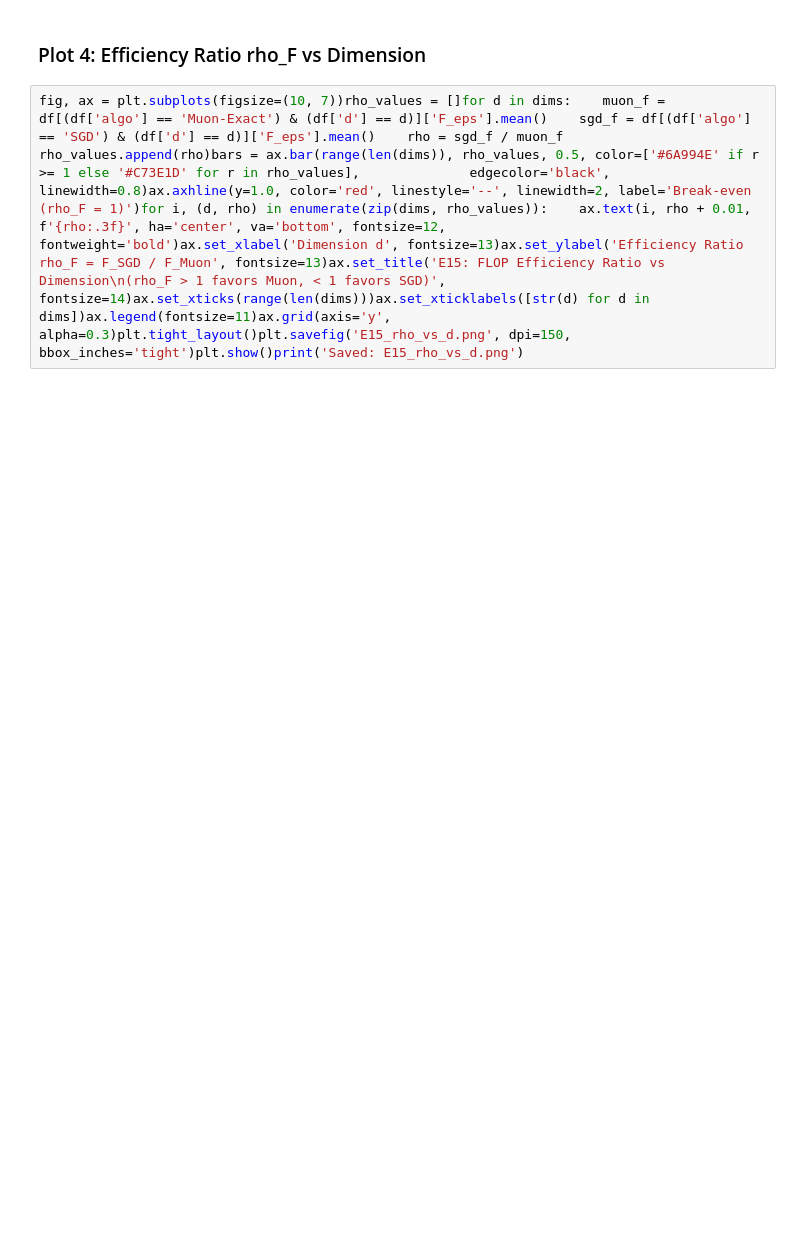
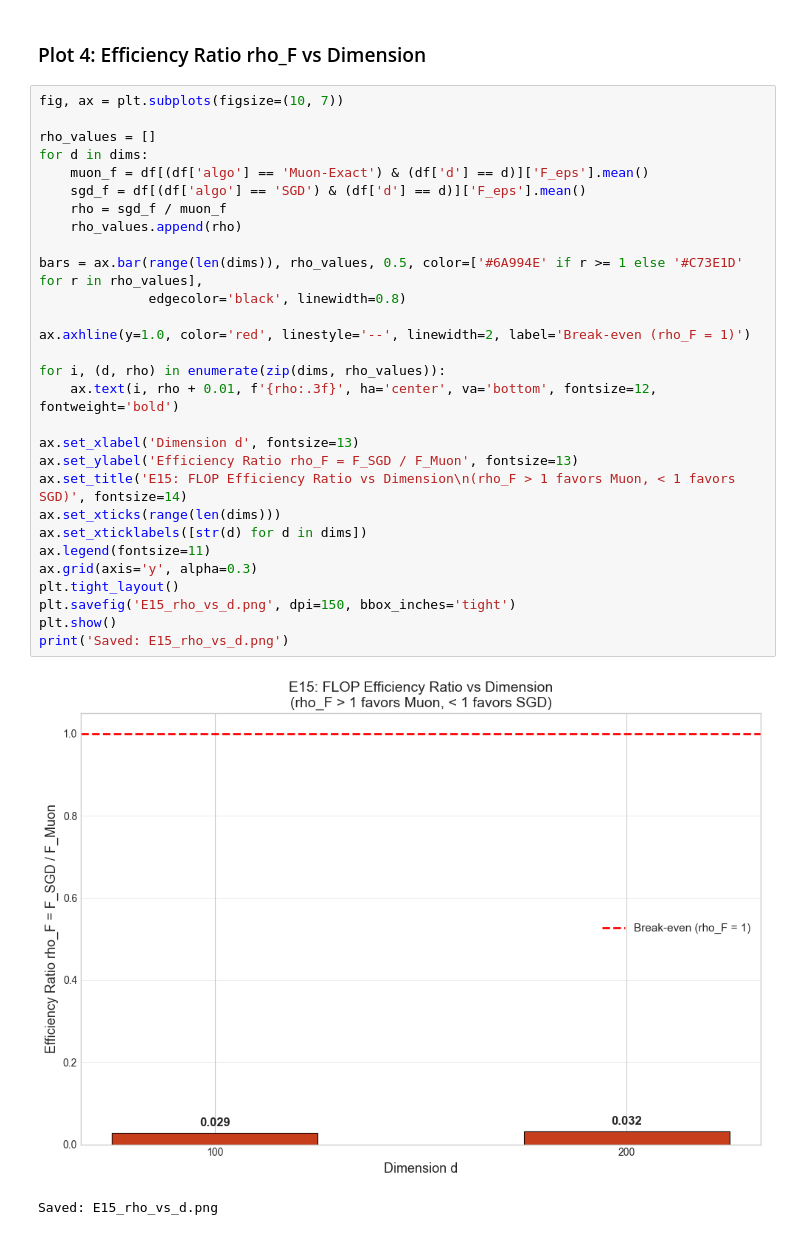
Before and after one commit to TianyangLiu-Work/muonexperiment, a Jupyter notebook: analysis_report/E15_report.ipynb, the cells around one changed output. Cells and saved outputs as stored; diff of their text form; blank space fills up the shorter version.

```diff
--- a/analysis_report/E15_report.ipynb
+++ b/analysis_report/E15_report.ipynb
@@ -35,5 +268,35 @@ fig, ax = plt.subplots(figsize=(10, 7))muon_f = [df[(df['algo'] == 'Muon-Exact')
 # %% [markdown]
 ### Plot 4: Efficiency Ratio rho_F vs Dimension
 # %%
-fig, ax = plt.subplots(figsize=(10, 7))rho_values = []for d in dims:    muon_f = df[(df['algo'] == 'Muon-Exact') & (df['d'] == d)]['F_eps'].mean()    sgd_f = df[(df['algo'] == 'SGD') & (df['d'] == d)]['F_eps'].mean()    rho = sgd_f / muon_f    rho_values.append(rho)bars = ax.bar(range(len(dims)), rho_values, 0.5, color=['#6A994E' if r >= 1 else '#C73E1D' for r in rho_values],              edgecolor='black', linewidth=0.8)ax.axhline(y=1.0, color='red', linestyle='--', linewidth=2, label='Break-even (rho_F = 1)')for i, (d, rho) in enumerate(zip(dims, rho_values)):    ax.text(i, rho + 0.01, f'{rho:.3f}', ha='center', va='bottom', fontsize=12, fontweight='bold')ax.set_xlabel('Dimension d', fontsize=13)ax.set_ylabel('Efficiency Ratio rho_F = F_SGD / F_Muon', fontsize=13)ax.set_title('E15: FLOP Efficiency Ratio vs Dimension\n(rho_F > 1 favors Muon, < 1 favors SGD)', fontsize=14)ax.set_xticks(range(len(dims)))ax.set_xticklabels([str(d) for d in dims])ax.legend(fontsize=11)ax.grid(axis='y', alpha=0.3)plt.tight_layout()plt.savefig('E15_rho_vs_d.png', dpi=150, bbox_inches='tight')plt.show()print('Saved: E15_rho_vs_d.png')
+fig, ax = plt.subplots(figsize=(10, 7))
+
+rho_values = []
+for d in dims:
+    muon_f = df[(df['algo'] == 'Muon-Exact') & (df['d'] == d)]['F_eps'].mean()
+    sgd_f = df[(df['algo'] == 'SGD') & (df['d'] == d)]['F_eps'].mean()
+    rho = sgd_f / muon_f
+    rho_values.append(rho)
+
+bars = ax.bar(range(len(dims)), rho_values, 0.5, color=['#6A994E' if r >= 1 else '#C73E1D' for r in rho_values],
+              edgecolor='black', linewidth=0.8)
+
+ax.axhline(y=1.0, color='red', linestyle='--', linewidth=2, label='Break-even (rho_F = 1)')
+
+for i, (d, rho) in enumerate(zip(dims, rho_values)):
+    ax.text(i, rho + 0.01, f'{rho:.3f}', ha='center', va='bottom', fontsize=12, fontweight='bold')
+
+ax.set_xlabel('Dimension d', fontsize=13)
+ax.set_ylabel('Efficiency Ratio rho_F = F_SGD / F_Muon', fontsize=13)
+ax.set_title('E15: FLOP Efficiency Ratio vs Dimension\n(rho_F > 1 favors Muon, < 1 favors SGD)', fontsize=14)
+ax.set_xticks(range(len(dims)))
+ax.set_xticklabels([str(d) for d in dims])
+ax.legend(fontsize=11)
+ax.grid(axis='y', alpha=0.3)
+plt.tight_layout()
+plt.savefig('E15_rho_vs_d.png', dpi=150, bbox_inches='tight')
+plt.show()
+print('Saved: E15_rho_vs_d.png')
+# %% [output]
+[figure, added]
+Saved: E15_rho_vs_d.png
 # %% [markdown]
```
Also changed, not shown: parts of 7 cells of this notebook, 20 other files.
